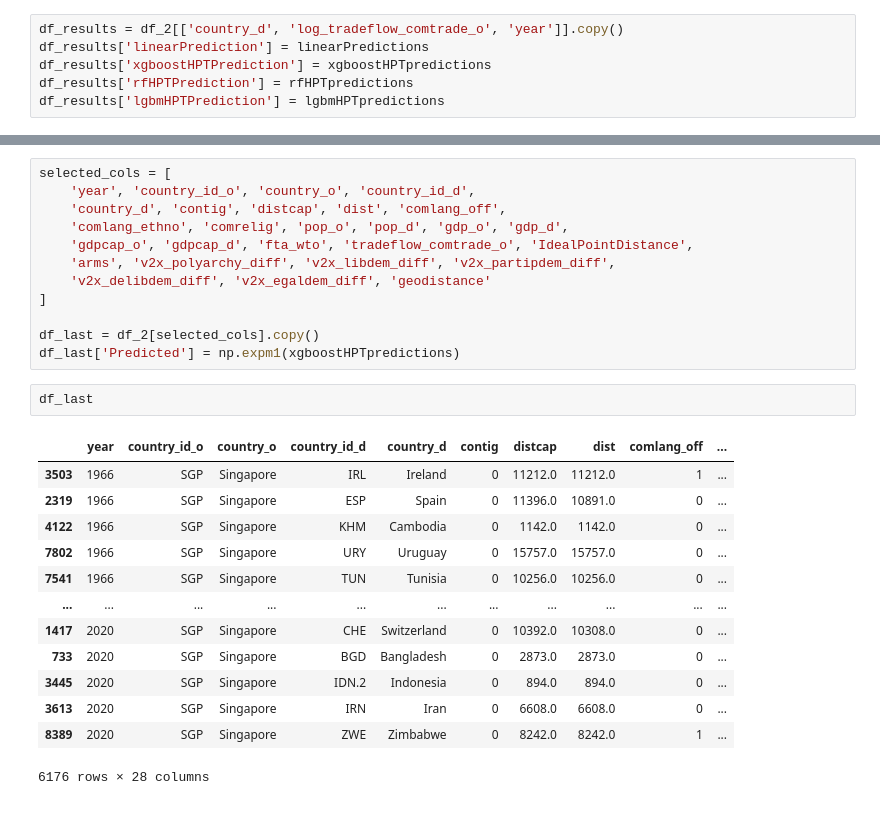
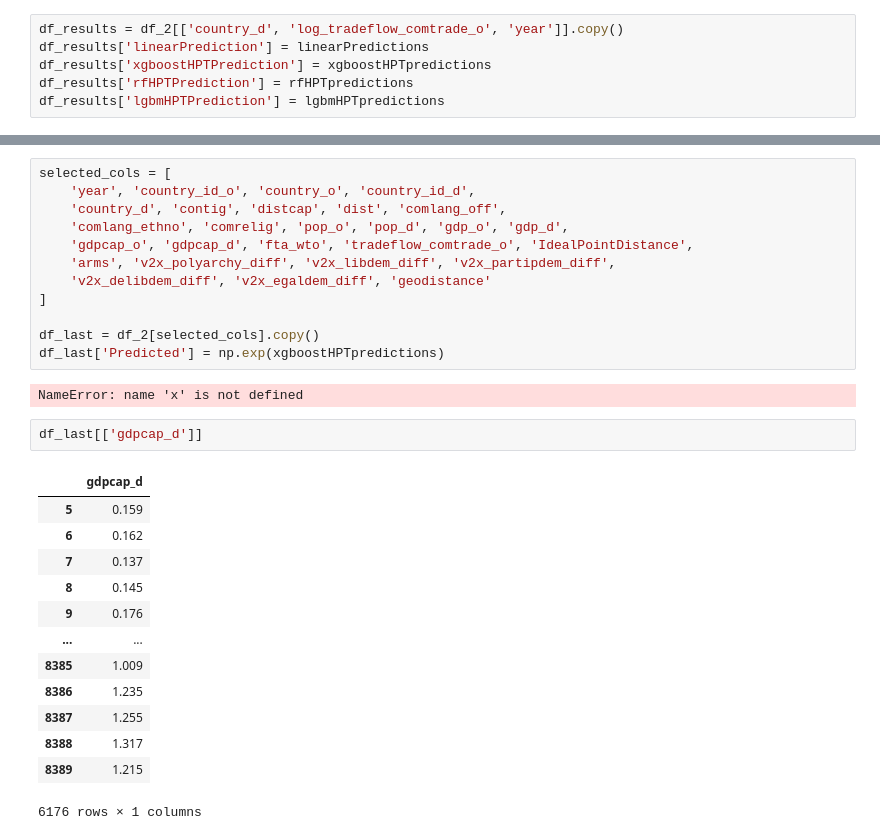
Before and after one commit to luna-ortus-cor/Geopolitical-Distance-and-Global-Trade, a Jupyter notebook: Backend/code/MODELS.ipynb, the cells around one changed output, grey strips where cells are left out. Saved outputs shown, nothing was run; the diff lists cells and outputs as text.

```diff
--- a/Backend/code/MODELS.ipynb
+++ b/Backend/code/MODELS.ipynb
@@ -310,20 +309,22 @@ selected_cols = [
 ]
 
 df_last = df_2[selected_cols].copy()
-df_last['Predicted'] = np.expm1(xgboostHPTpredictions)
+df_last['Predicted'] = np.exp(xgboostHPTpredictions)
+# %% [output]
+NameError: name 'x' is not defined
 # %%
-df_last
+df_last[['gdpcap_d']]
 # %% [output]
-|  | year | country_id_o | country_o | country_id_d | country_d | contig | distcap | dist | comlang_off | ... |
-| 3503 | 1966 | SGP | Singapore | IRL | Ireland | 0 | 11212.0 | 11212.0 | 1 | ... |
-| 2319 | 1966 | SGP | Singapore | ESP | Spain | 0 | 11396.0 | 10891.0 | 0 | ... |
-| 4122 | 1966 | SGP | Singapore | KHM | Cambodia | 0 | 1142.0 | 1142.0 | 0 | ... |
-| 7802 | 1966 | SGP | Singapore | URY | Uruguay | 0 | 15757.0 | 15757.0 | 0 | ... |
-| 7541 | 1966 | SGP | Singapore | TUN | Tunisia | 0 | 10256.0 | 10256.0 | 0 | ... |
-| ... | ... | ... | ... | ... | ... | ... | ... | ... | ... | ... |
-| 1417 | 2020 | SGP | Singapore | CHE | Switzerland | 0 | 10392.0 | 10308.0 | 0 | ... |
-| 733 | 2020 | SGP | Singapore | BGD | Bangladesh | 0 | 2873.0 | 2873.0 | 0 | ... |
-| 3445 | 2020 | SGP | Singapore | IDN.2 | Indonesia | 0 | 894.0 | 894.0 | 0 | ... |
-| 3613 | 2020 | SGP | Singapore | IRN | Iran | 0 | 6608.0 | 6608.0 | 0 | ... |
-| 8389 | 2020 | SGP | Singapore | ZWE | Zimbabwe | 0 | 8242.0 | 8242.0 | 1 | ... |
+|  | gdpcap_d |
+| 5 | 0.159 |
+| 6 | 0.162 |
+| 7 | 0.137 |
+| 8 | 0.145 |
+| 9 | 0.176 |
+| ... | ... |
+| 8385 | 1.009 |
+| 8386 | 1.235 |
+| 8387 | 1.255 |
+| 8388 | 1.317 |
+| 8389 | 1.215 |
-6176 rows × 28 columns
+6176 rows × 1 columns
```
Also changed, not shown: parts of 8 cells of this notebook, 2 other files.
